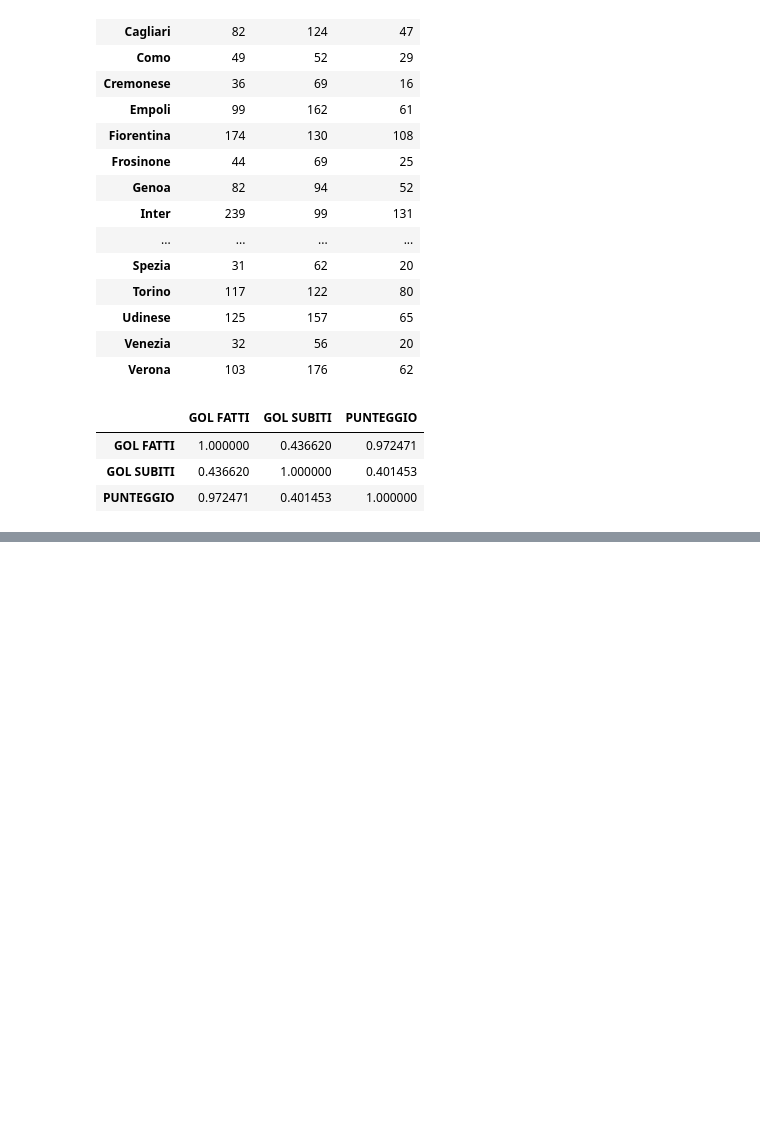
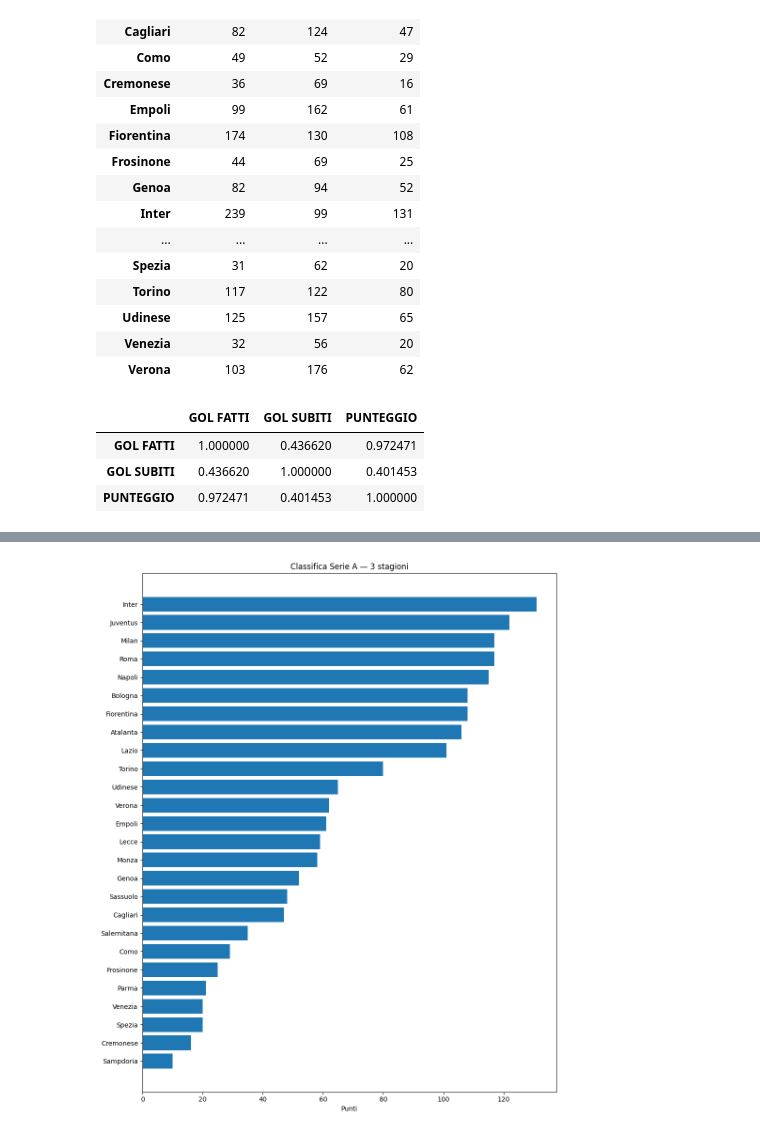
Before and after one commit to MicheleGadaleta16/serie-a-goals-analysis, a Jupyter notebook: notebooks/01_eda.ipynb, the cells around one changed output, grey strips where cells are left out. Saved outputs shown, nothing was run; the diff lists cells and outputs as text; code cells hidden in the pictures; blank space fills up the shorter version.

```diff
--- a/notebooks/01_eda.ipynb
+++ b/notebooks/01_eda.ipynb
@@ -221,0 +246,12 @@ plt.show()
+# %%
+df_ordinato = df_finale_2.sort_values(by='PUNTEGGIO', ascending=True)
+
+fig, ax = plt.subplots(figsize=(10, 12))
+ax.barh(df_ordinato.index, df_ordinato['PUNTEGGIO'])
+ax.set_xlabel('Punti')
+ax.set_title('Classifica Serie A — 3 stagioni')
+plt.tight_layout()
+plt.savefig('../outputs/figures/classifica.png', dpi=150)
+plt.show()
+# %% [output]
+[figure, added]
```
Also changed, not shown: parts of 2 cells of this notebook, 3 other files.
